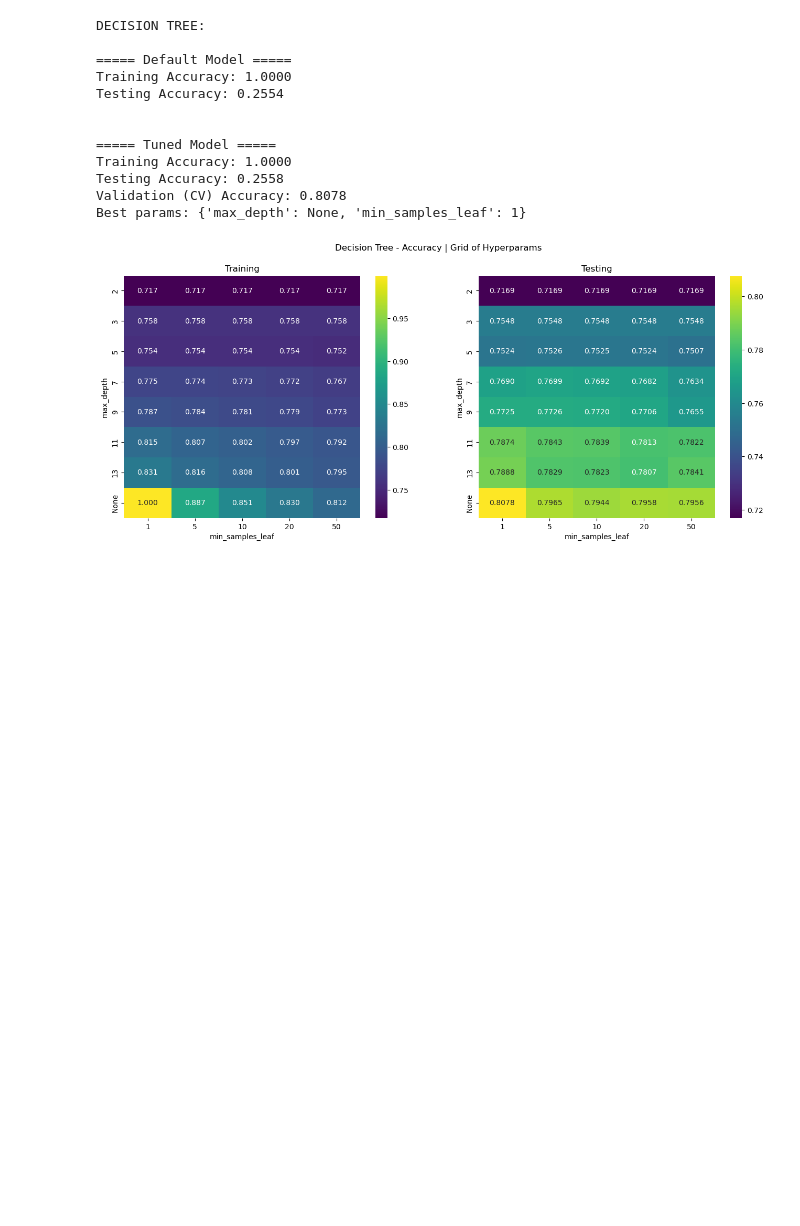
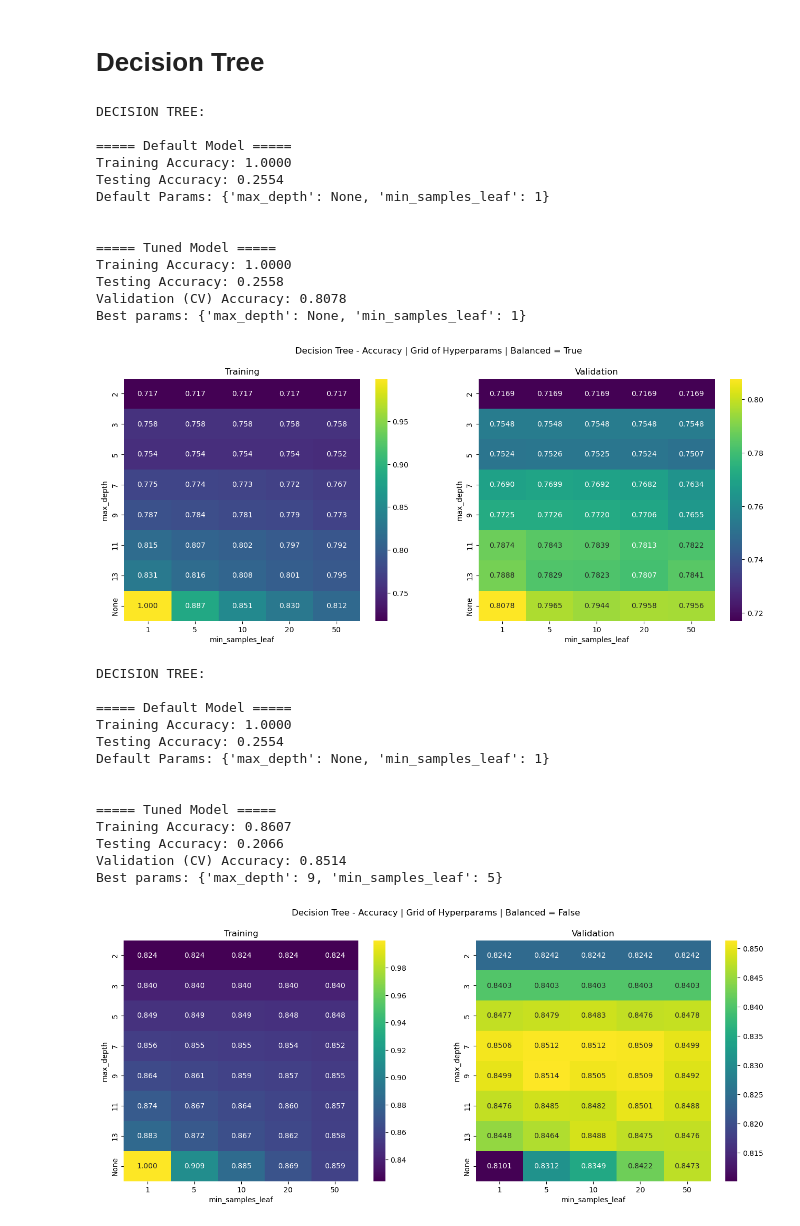
Before and after one commit to dimitris-markopoulos/trees-ensembles-neural-networks, a Jupyter notebook: 02_model_selection.ipynb, the cells around one changed output. Saved outputs shown, nothing was run; the diff lists cells and outputs as text; code cells hidden in the pictures; blank space fills up the shorter version.

```diff
--- a/02_model_selection.ipynb
+++ b/02_model_selection.ipynb
@@ -5,30 +1,61 @@ from decision_trees import DecisionTree
 # %%
+# # ===== import libraries ======
+import pandas as pd
+from decision_trees import DecisionTree
+
 # ===== import data; tr,ts ======
 X_tr = pd.read_csv('split-data/processed/X_tr.csv')
 X_ts = pd.read_csv('split-data/processed/X_ts.csv')
 y_tr = pd.read_csv('split-data/processed/y_tr.csv')
 y_ts = pd.read_csv('split-data/processed/y_ts.csv')
-
-# ===== run pipeline ======
-print('DECISION TREE:\n')
-decisiontree_pipeline = DecisionTree(X_tr, X_ts, y_tr, y_ts)
-decisiontree_pipeline.default_decision_tree(print_=True); # Default model
-decisiontree_pipeline.tune_run() # Run CV
-print('\n')
-decisiontree_pipeline.best_model(print_=True); # Tuned model
-
-decisiontree_pipeline.viz_cv
-# %% [output]
-DECISION TREE:
-
-===== Default Model =====
-Training Accuracy: 1.0000
-Testing Accuracy: 0.2554
-
-
-===== Tuned Model =====
-Training Accuracy: 1.0000
-Testing Accuracy: 0.2558
-Validation (CV) Accuracy: 0.8078
-Best params: {'max_depth': None, 'min_samples_leaf': 1}
-[figure, removed]
+# %% [markdown]
+# **Decision Tree**
+# %%
+# ===== run pipeline ======
+print('DECISION TREE:\n')
+decisiontree_pipeline = DecisionTree(X_tr, X_ts, y_tr, y_ts)
+decisiontree_pipeline.default_decision_tree(print_=True); # Default model
+decisiontree_pipeline.tune_run(balance_classes=True) # Run CV
+print('\n')
+decisiontree_pipeline.best_model(print_=True); # Tuned model
+
+decisiontree_pipeline.viz_cv
+
+# ===== run pipeline ======
+print('DECISION TREE:\n')
+decisiontree_pipeline = DecisionTree(X_tr, X_ts, y_tr, y_ts)
+decisiontree_pipeline.default_decision_tree(print_=True); # Default model
+decisiontree_pipeline.tune_run(balance_classes=False) # Run CV
+print('\n')
+decisiontree_pipeline.best_model(print_=True); # Tuned model
+
+decisiontree_pipeline.viz_cv
+# %% [output]
+DECISION TREE:
+
+===== Default Model =====
+Training Accuracy: 1.0000
+Testing Accuracy: 0.2554
+Default Params: {'max_depth': None, 'min_samples_leaf': 1}
+
+
+===== Tuned Model =====
+Training Accuracy: 1.0000
+Testing Accuracy: 0.2558
+Validation (CV) Accuracy: 0.8078
+Best params: {'max_depth': None, 'min_samples_leaf': 1}
+[figure, added]
+DECISION TREE:
+
+===== Default Model =====
+Training Accuracy: 1.0000
+Testing Accuracy: 0.2554
+Default Params: {'max_depth': None, 'min_samples_leaf': 1}
+
+
+===== Tuned Model =====
+Training Accuracy: 0.8607
+Testing Accuracy: 0.2066
+Validation (CV) Accuracy: 0.8514
+Best params: {'max_depth': 9, 'min_samples_leaf': 5}
+[figure, added]
```
Also changed, not shown: parts of 8 cells of this notebook, 3 other files.
